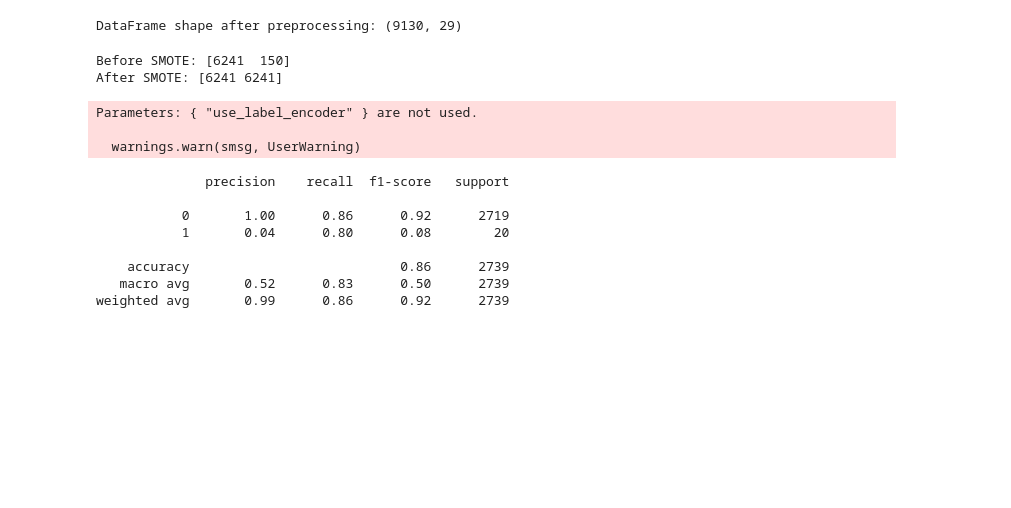
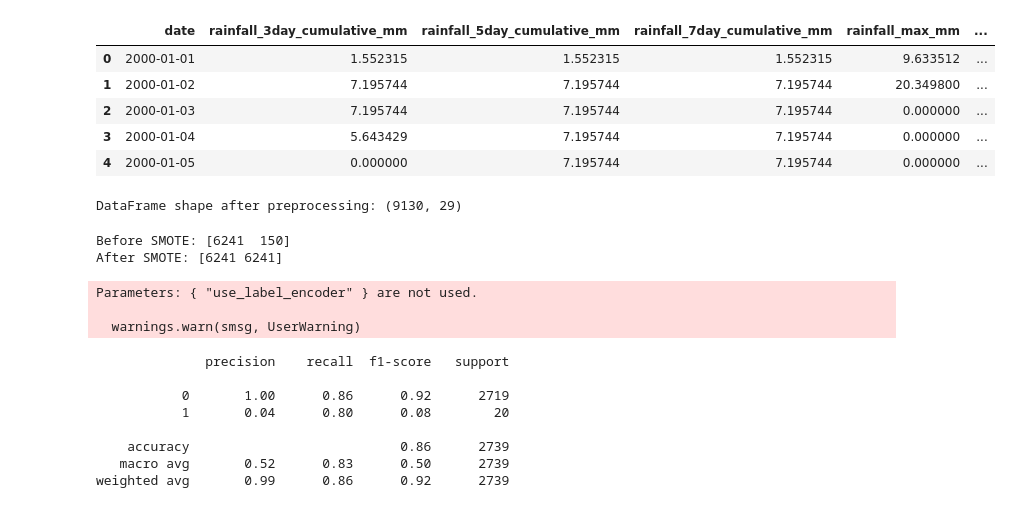
Before and after one commit to Kaos1105/flood-prediction, a Jupyter notebook: flood_model.ipynb, the cells around one changed output. Drawn from its saved outputs; the diff is of its cells as text; code cells hidden in the pictures; blank space fills up the shorter version.

```diff
--- a/flood_model.ipynb
+++ b/flood_model.ipynb
@@ -29,7 +29,7 @@ from sklearn.preprocessing import StandardScaler
 from sklearn.metrics import classification_report, roc_auc_score
 from sklearn.metrics import confusion_matrix
 from xgboost import XGBClassifier
-
+from IPython.display import display
 # ----------------------------
 # Config
 # ----------------------------
@@ -37,82 +37,93 @@ WINDOW_SIZE = 2  # use past 2 days
 RANDOM_STATE = 8
 WEIGHTED_RATIO_MULTIPLIER = 1.5
 CUSTOM_THRESHOLD = 0.25  # custom threshold for classification
-
-# ----------------------------
-# 1. Load Data
-# ----------------------------
-df = pd.read_csv("dataset/Flood_Features.csv", parse_dates=["date"],
-                 date_parser=lambda x: pd.to_datetime(x, format="%m/%d/%Y"))
-
-df.drop(columns=[".geo", "system:index"], inplace=True)  # drop index column if exists
-flood_dates = pd.read_csv("flood_ground_truth.csv", parse_dates=["Flood Date"])
-
-# Add flood label (binary)
-df["is_flood"] = df["date"].isin(flood_dates["Flood Date"]).astype(int)
-
-# Drop rows with date before 2000-01-01 due to missing moitsture data
-df = df[df["date"] >= "2000-01-01"]
-# Sort by time to maintain chronological order
-df = df.sort_values("date").reset_index(drop=True)
-
-# ----------------------------
-# 2. Handle Missing / Fake Zero Values
-# ----------------------------
 
 # Define base features (original, non-lagged)
 base_features = [
     "rainfall_3day_cumulative_mm",
     "rainfall_5day_cumulative_mm",
     "rainfall_7day_cumulative_mm",
     "rainfall_max_mm",
     "rainfall_mean_mm",
     "rainfall_std_mm",
     "soil_moisture_top10cm_mm",
     "subsurface_runoff_mm",
     "surface_runoff_mm",
 ]
 
-# Replace 0 with NaN (only if 0 indicates missing)
-for col in base_features:
-    df[col] = df[col].replace(0, np.nan)
-    df[col] = df[col].replace(-9999, np.nan)
+def preprocess_date(file_str):
 
-# Create 'day-of-year' for seasonal imputation
-df['doy'] = df['date'].dt.dayofyear
+    # ----------------------------
+    # 1. Load Data
+    # ----------------------------
+    df = pd.read_csv(file_str, parse_dates=["date"],
+                 date_parser=lambda x: pd.to_datetime(x, format="%m/%d/%Y"))
+    df.drop(columns=[".geo", "system:index"], inplace=True)  # drop index column if exists
+    flood_dates = pd.read_csv("flood_ground_truth.csv", parse_dates=["Flood Date"])
 
-# Impute NaNs using seasonal (day-of-year) mean
-for col in base_features:
-    seasonal_avg = df.groupby('doy')[col].transform('mean')
-    df[col] = df[col].fillna(seasonal_avg)
+    # Add flood label (binary)
+    df["is_flood"] = df["date"].isin(flood_dates["Flood Date"]).astype(int)
 
-# Drop the helper column
-df.drop(columns=['doy'], inplace=True)
+    # Drop rows with date before 2000-01-01 due to missing moitsture data
+    df = df[df["date"] >= "2000-01-01"]
+    # Sort by time to maintain chronological order
+    df = df.sort_values("date").reset_index(drop=True)
+    display(df.head())
 
-# ----------------------------
-# 3. Create Temporal Lag Features
-# ----------------------------
-for lag in range(1, WINDOW_SIZE + 1):
+    # ----------------------------
+    # 2. Handle Missing / Fake Zero Values
+    # ----------------------------
+    # Replace 0 with NaN (only if 0 indicates missing)
     for col in base_features:
-        df[f"{col}_lag{lag}"] = df[col].shift(lag)
+        df[col] = df[col].replace(0, np.nan)
+        df[col] = df[col].replace(-9999, np.nan)
 
-# Drop initial rows that have NaNs due to lagging
-df = df.dropna().reset_index(drop=True)
-# Print the shape of the DataFrame after preprocessing
-print(f"DataFrame shape after preprocessing: {df.shape}")
-df.to_csv("preprocess_features.csv", index=False)
+    # Create 'day-of-year' for seasonal imputation
+    df['doy'] = df['date'].dt.dayofyear
+
+    # Impute NaNs using seasonal (day-of-year) mean
+    for col in base_features:
+        seasonal_avg = df.groupby('doy')[col].transform('mean')
+        df[col] = df[col].fillna(seasonal_avg)
+
+    # Drop the helper column
+    df.drop(columns=['doy'], inplace=True)
+
+    # ----------------------------
+    # 3. Create Temporal Lag Features
+    # ----------------------------
+    for lag in range(1, WINDOW_SIZE + 1):
+        for col in base_features:
+            df[f"{col}_lag{lag}"] = df[col].shift(lag)
+
+    # Drop initial rows that have NaNs due to lagging
+    df = df.dropna().reset_index(drop=True)
+    # Print the shape of the DataFrame after preprocessing
+    print(f"DataFrame shape after preprocessing: {df.shape}")
+    df.to_csv("preprocess_features.csv", index=False)
+    return df
+
+
 # ----------------------------
 # 4. Prepare Train/Test Sets (Chronological Split)
 # ----------------------------
+df = preprocess_date("dataset/Flood_Features.csv")
 split_index = int(len(df) * 0.7)
 train_df = df.iloc[:split_index]
 test_df = df.iloc[split_index:]
 
 # X: use only lag features
 X_train = train_df.drop(columns=["date", "is_flood"] + base_features)
 X_test = test_df.drop(columns=["date", "is_flood"] + base_features)
 y_train = train_df["is_flood"]
 y_test = test_df["is_flood"]
 # %% [output]
+|  | date | rainfall_3day_cumulative_mm | rainfall_5day_cumulative_mm | rainfall_7day_cumulative_mm | rainfall_max_mm | ... |
+| 0 | 2000-01-01 | 1.552315 | 1.552315 | 1.552315 | 9.633512 | ... |
+| 1 | 2000-01-02 | 7.195744 | 7.195744 | 7.195744 | 20.349800 | ... |
+| 2 | 2000-01-03 | 7.195744 | 7.195744 | 7.195744 | 0.000000 | ... |
+| 3 | 2000-01-04 | 5.643429 | 7.195744 | 7.195744 | 0.000000 | ... |
+| 4 | 2000-01-05 | 0.000000 | 7.195744 | 7.195744 | 0.000000 | ... |
 DataFrame shape after preprocessing: (9130, 29)
 # %%
 from imblearn.over_sampling import SMOTE
```
Also changed, not shown: parts of 1 cell of this notebook.
